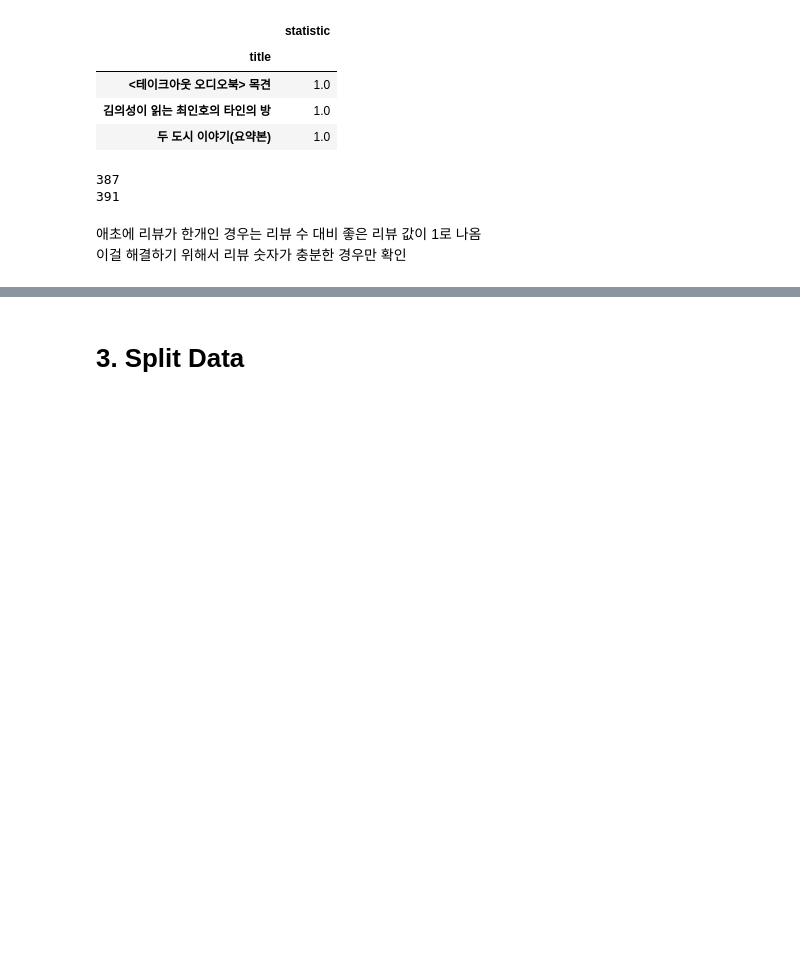
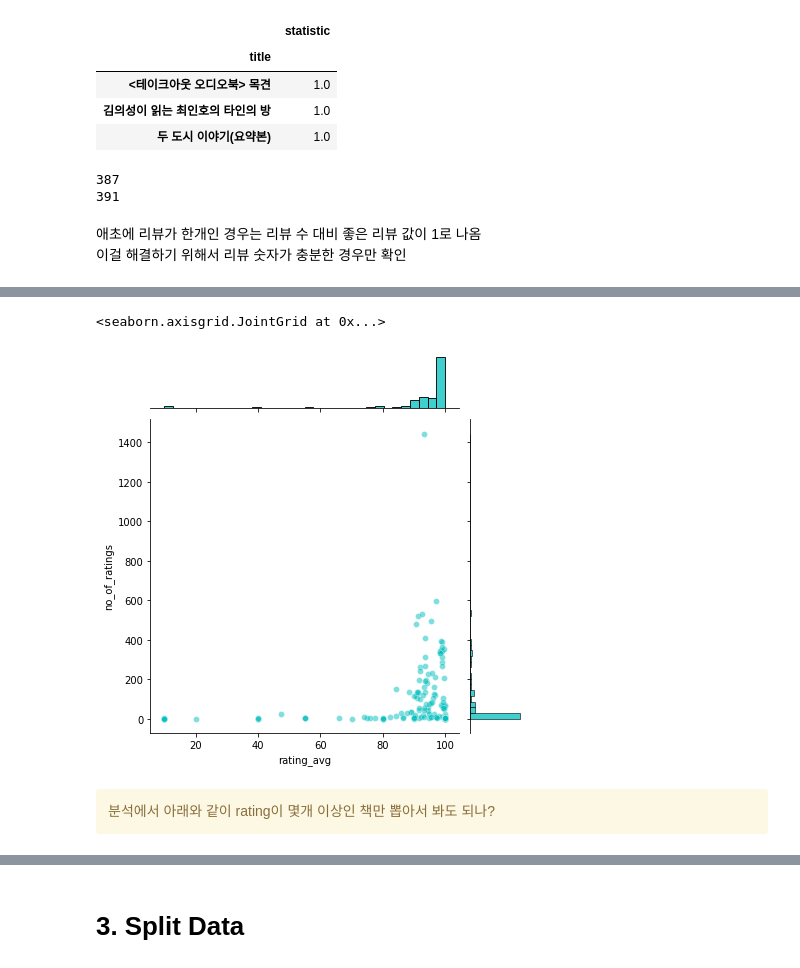
Before and after one commit to dataitgirls4/team_3, a Jupyter notebook: Recommendation_System.ipynb, the cells around one changed output, grey strips where cells are left out. Cells and saved outputs as stored; diff of their text form; code cells hidden in the pictures; blank space fills up the shorter version.

```diff
--- a/Recommendation_System.ipynb
+++ b/Recommendation_System.ipynb
@@ -211,0 +221,9 @@ ratings_pct_no.query('no_of_ratings > 100').sort_values(by='pct_of_ratings', asc
+# %%
+sns.jointplot(x='rating_avg', y='no_of_ratings', data= ratings, alpha = 0.5, color='c')
+# %% [output]
+<seaborn.axisgrid.JointGrid at 0x...>
+[figure, added]
+# %% [markdown]
+<div class="alert alert-warning">
+분석에서 아래와 같이 rating이 몇개 이상인 책만 뽑아서 봐도 되나?
+</div>
```
Also changed, not shown: parts of 54 cells of this notebook.
